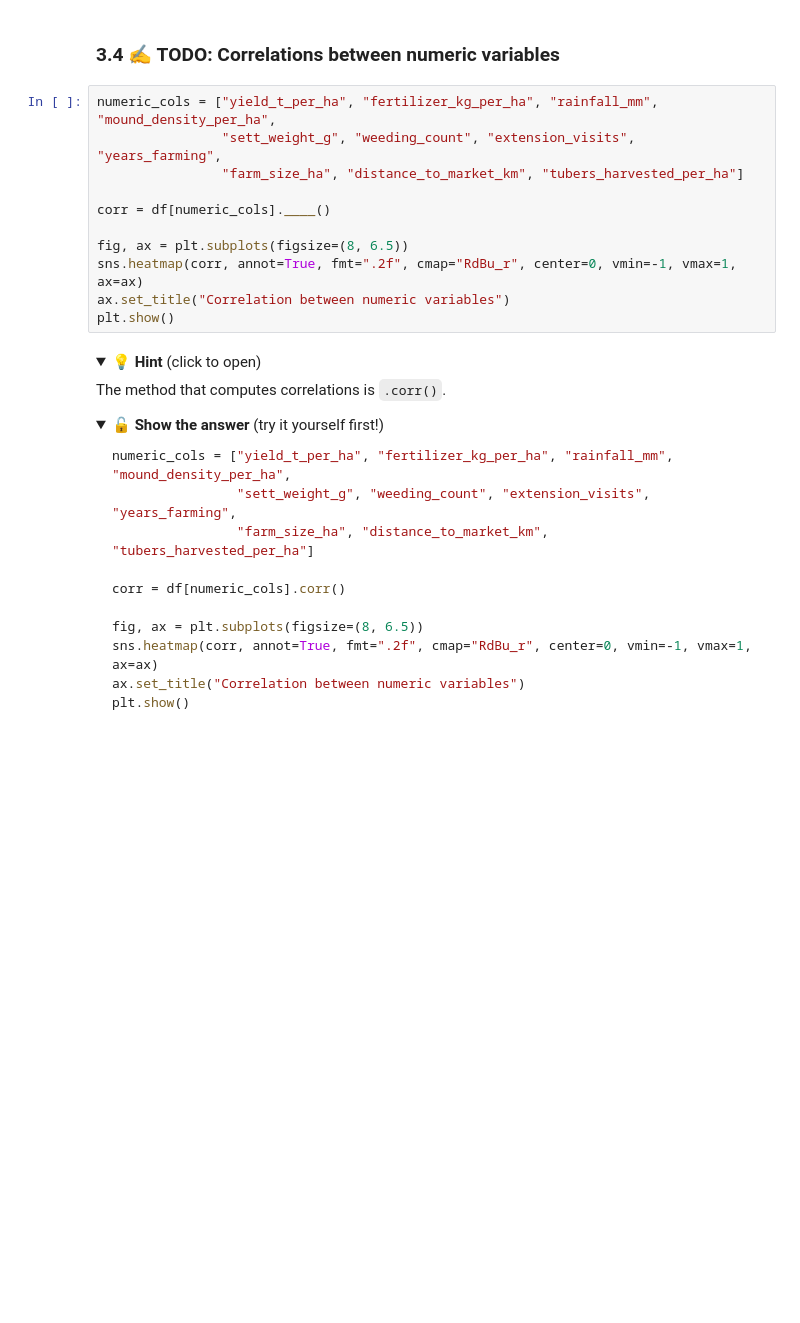
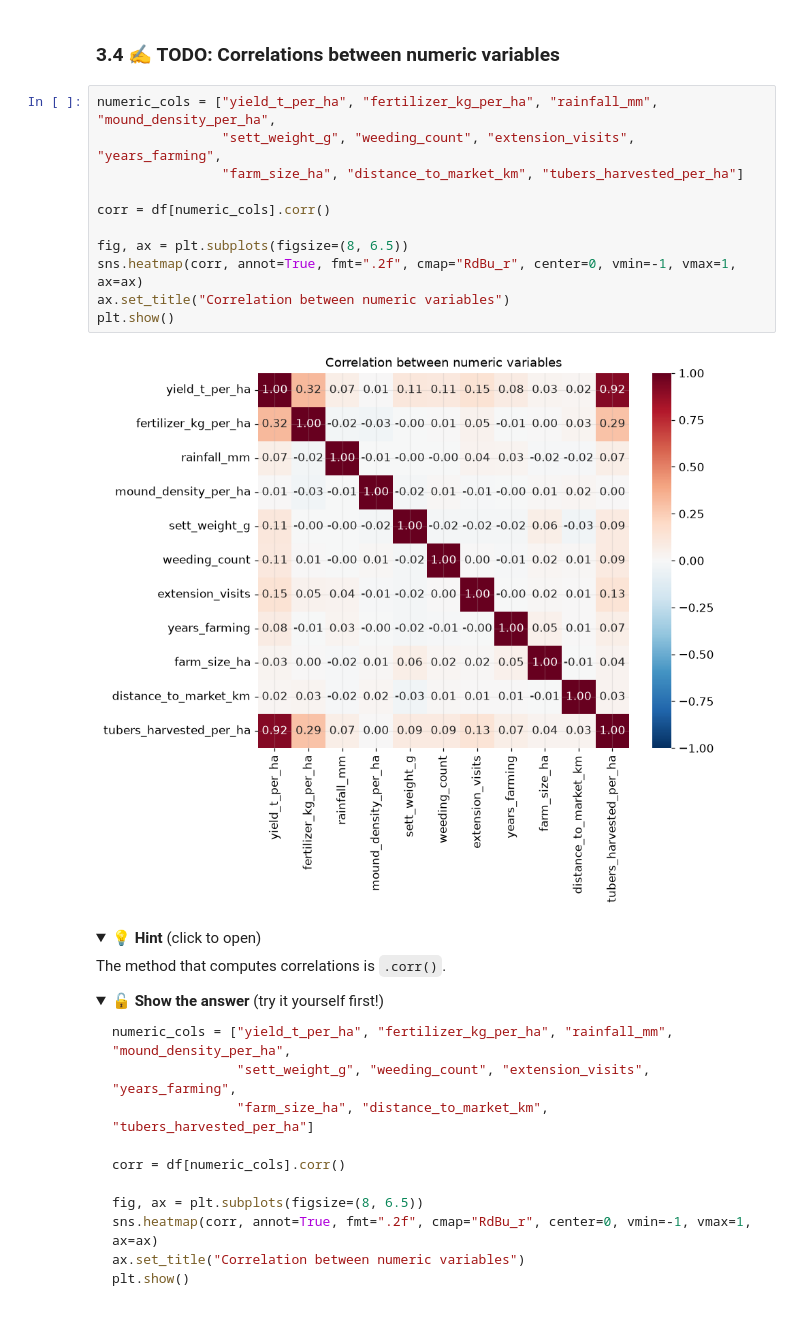
Before and after one commit to Jinawalic/nsuk-ds-group-02, a Jupyter notebook: notebooks/group_project.ipynb, the cells around one changed output. Cells and saved outputs as stored; diff of their text form; folded sections open; blank space fills up the shorter version.

```diff
--- a/notebooks/group_project.ipynb
+++ b/notebooks/group_project.ipynb
@@ -955,14 +997,16 @@ plt.show()
 # %%
 numeric_cols = ["yield_t_per_ha", "fertilizer_kg_per_ha", "rainfall_mm", "mound_density_per_ha",
                 "sett_weight_g", "weeding_count", "extension_visits", "years_farming",
                 "farm_size_ha", "distance_to_market_km", "tubers_harvested_per_ha"]
 
-corr = df[numeric_cols].____()
+corr = df[numeric_cols].corr()
 
 fig, ax = plt.subplots(figsize=(8, 6.5))
 sns.heatmap(corr, annot=True, fmt=".2f", cmap="RdBu_r", center=0, vmin=-1, vmax=1, ax=ax)
 ax.set_title("Correlation between numeric variables")
 plt.show()
+# %% [output]
+[figure, added]
 # %% [markdown]
 <details><summary>💡 <b>Hint</b> (click to open)</summary>
 
```
Also changed, not shown: parts of 12 cells of this notebook.
